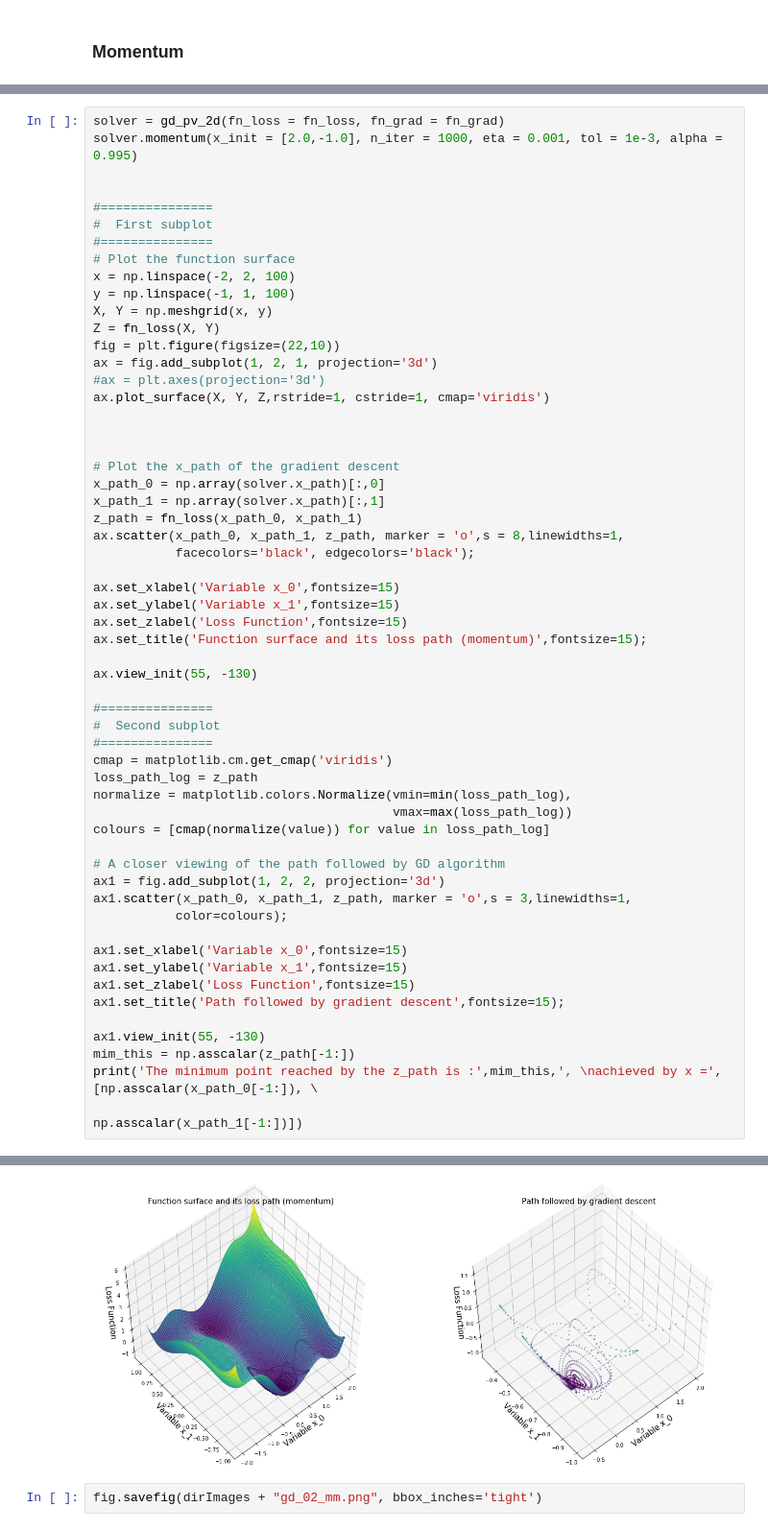
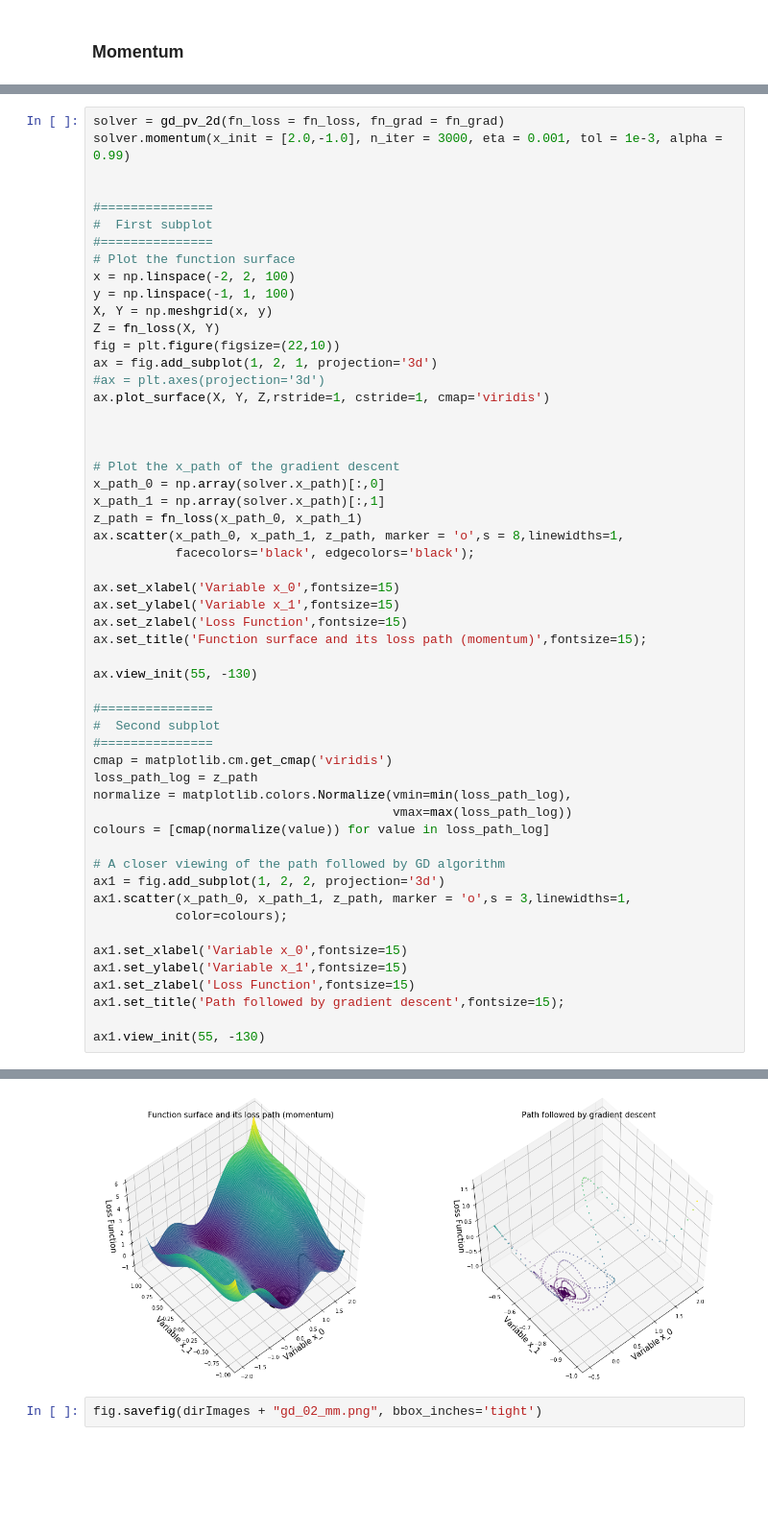
Before and after one commit to Emanon0041/AML_2019_Group7, a Jupyter notebook: Group7_Part1_GD.ipynb, the cells around one changed output, grey strips where cells are left out. Shown at 96% size. Drawn from its saved outputs; the diff is of its cells as text; blank space fills up the shorter version.

```diff
--- a/Group7_Part1_GD.ipynb
+++ b/Group7_Part1_GD.ipynb
@@ -193,6 +189,6 @@ Did not converge
 # %%
 solver = gd_pv_2d(fn_loss = fn_loss, fn_grad = fn_grad)
-solver.momentum(x_init = [2.0,-1.0], n_iter = 1000, eta = 0.001, tol = 1e-3, alpha = 0.995)
+solver.momentum(x_init = [2.0,-1.0], n_iter = 3000, eta = 0.001, tol = 1e-3, alpha = 0.99)
 
 
 #===============
@@ -244,7 +240,4 @@ ax1.set_zlabel('Loss Function',fontsize=15)
 ax1.set_title('Path followed by gradient descent',fontsize=15);
 
 ax1.view_init(55, -130)
-mim_this = np.asscalar(z_path[-1:])
-print('The minimum point reached by the z_path is :',mim_this,', \nachieved by x =',[np.asscalar(x_path_0[-1:]), \
-                                                                            np.asscalar(x_path_1[-1:])])
 # %% [output]
@@ -254,4 +245,4 @@ achieved by x = [0.14945662293091763, -0.74225992247866]
-[figure, old version]
+[figure, new version]
 # %%
 fig.savefig(dirImages + "gd_02_mm.png", bbox_inches='tight')
 # %% [markdown]
```
Also changed, not shown: parts of 8 cells of this notebook.
